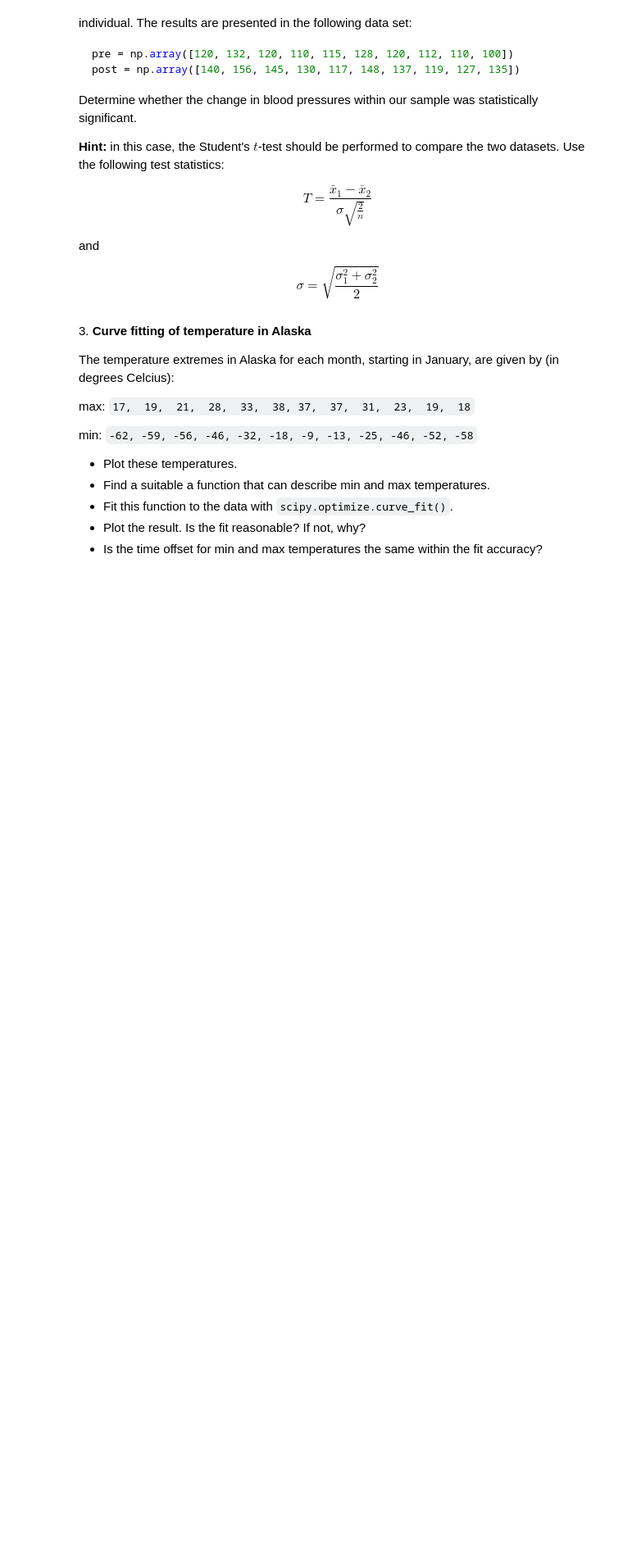
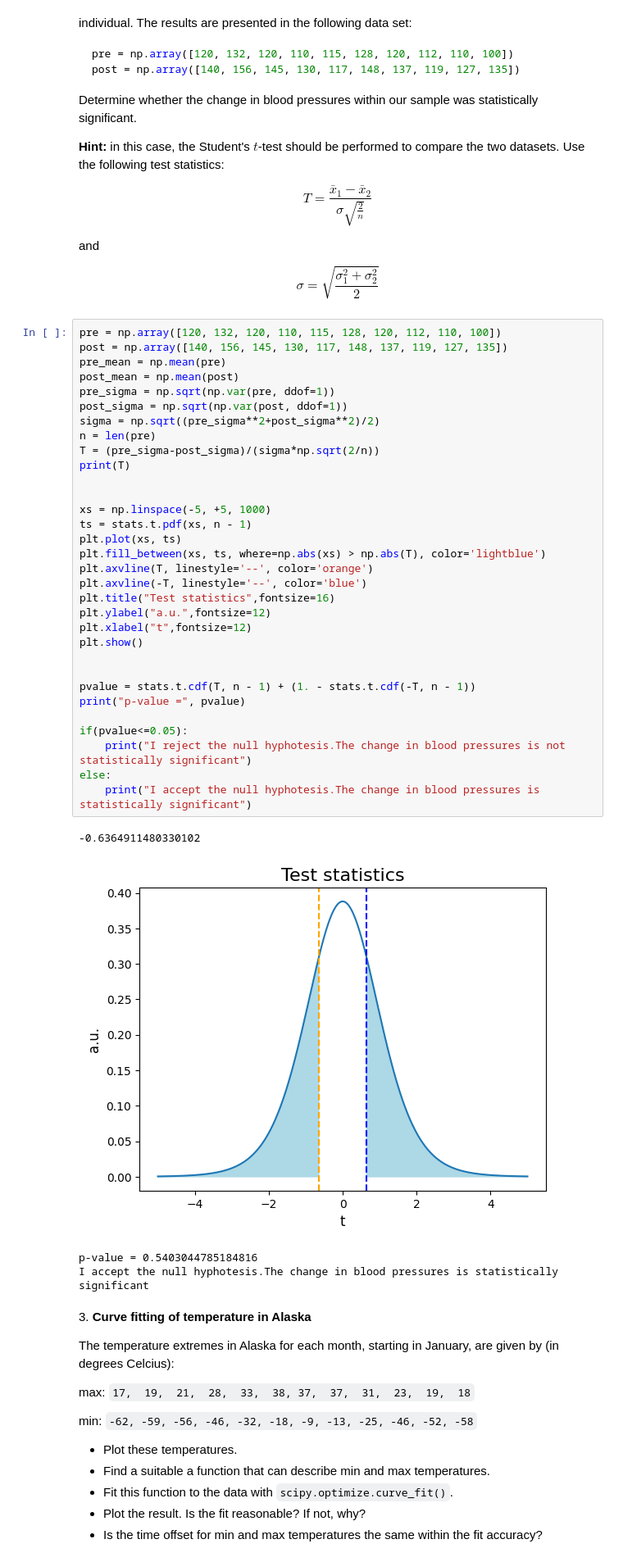
Before and after one commit to alextimis/ScientificComputingWithPython2022, a Jupyter notebook: 10ex_tests.ipynb, the cells around one changed output. Shown at 82% size. Drawn from its saved outputs; the diff is of its cells as text; blank space fills up the shorter version.

```diff
--- a/10ex_tests.ipynb
+++ b/10ex_tests.ipynb
@@ -27,6 +37,43 @@ $$T = \frac{\bar{x}_1 - \bar{x}_2}{\sigma \sqrt{\frac{2}{n}}}$$
 and
 
 $$\sigma = \sqrt{\frac{\sigma_1^2 + \sigma_2^2}{2}}$$
+# %%
+pre = np.array([120, 132, 120, 110, 115, 128, 120, 112, 110, 100])
+post = np.array([140, 156, 145, 130, 117, 148, 137, 119, 127, 135])
+pre_mean = np.mean(pre)
+post_mean = np.mean(post)
+pre_sigma = np.sqrt(np.var(pre, ddof=1))
+post_sigma = np.sqrt(np.var(post, ddof=1))
+sigma = np.sqrt((pre_sigma**2+post_sigma**2)/2)
+n = len(pre)
+T = (pre_sigma-post_sigma)/(sigma*np.sqrt(2/n))
+print(T)
+
+
+xs = np.linspace(-5, +5, 1000)
+ts = stats.t.pdf(xs, n - 1)
+plt.plot(xs, ts)
+plt.fill_between(xs, ts, where=np.abs(xs) > np.abs(T), color='lightblue')
+plt.axvline(T, linestyle='--', color='orange')
+plt.axvline(-T, linestyle='--', color='blue')
+plt.title("Test statistics",fontsize=16)
+plt.ylabel("a.u.",fontsize=12)
+plt.xlabel("t",fontsize=12)
+plt.show()
+
+
+pvalue = stats.t.cdf(T, n - 1) + (1. - stats.t.cdf(-T, n - 1))
+print("p-value =", pvalue)
+
+if(pvalue<=0.05):
+    print("I reject the null hyphotesis.The change in blood pressures is not statistically significant")
+else:
+    print("I accept the null hyphotesis.The change in blood pressures is statistically significant")
+# %% [output]
+-0.6364911480330102
+[figure, added]
+p-value = 0.5403044785184816
+I accept the null hyphotesis.The change in blood pressures is statistically significant
 # %% [markdown]
 3\. **Curve fitting of temperature in Alaska**
 
```
Also changed, not shown: parts of 4 cells of this notebook, 1 other file.
